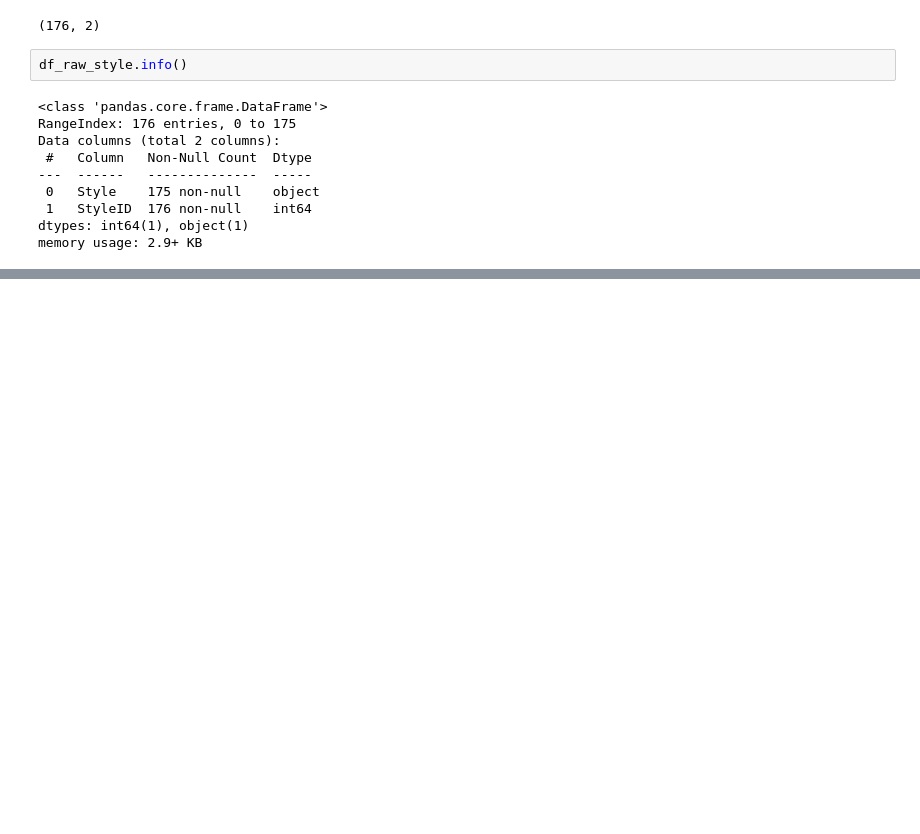
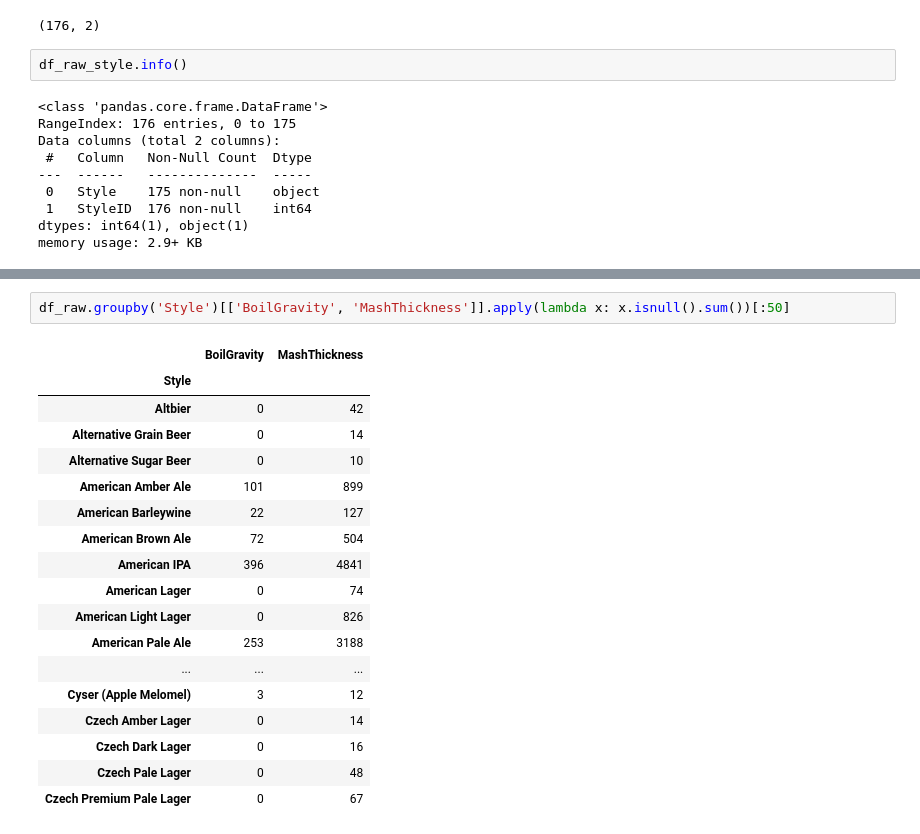
Before and after one commit to a70mico/Final_Project_Data_Science, a Jupyter notebook: src/explore.ipynb, the cells around one changed output, grey strips where cells are left out. Saved outputs shown, nothing was run; the diff lists cells and outputs as text; blank space fills up the shorter version.

```diff
--- a/src/explore.ipynb
+++ b/src/explore.ipynb
@@ -72,0 +103,21 @@ memory usage: 2.9+ KB
+# %%
+df_raw.groupby('Style')[['BoilGravity', 'MashThickness']].apply(lambda x: x.isnull().sum())[:50]
+# %% [output]
+|  | BoilGravity | MashThickness |
+| Style |  |  |
+| Altbier | 0 | 42 |
+| Alternative Grain Beer | 0 | 14 |
+| Alternative Sugar Beer | 0 | 10 |
+| American Amber Ale | 101 | 899 |
+| American Barleywine | 22 | 127 |
+| American Brown Ale | 72 | 504 |
+| American IPA | 396 | 4841 |
+| American Lager | 0 | 74 |
+| American Light Lager | 0 | 826 |
+| American Pale Ale | 253 | 3188 |
+| ... | ... | ... |
+| Cyser (Apple Melomel) | 3 | 12 |
+| Czech Amber Lager | 0 | 14 |
+| Czech Dark Lager | 0 | 16 |
+| Czech Pale Lager | 0 | 48 |
+| Czech Premium Pale Lager | 0 | 67 |
```
Also changed, not shown: parts of 6 cells of this notebook.
